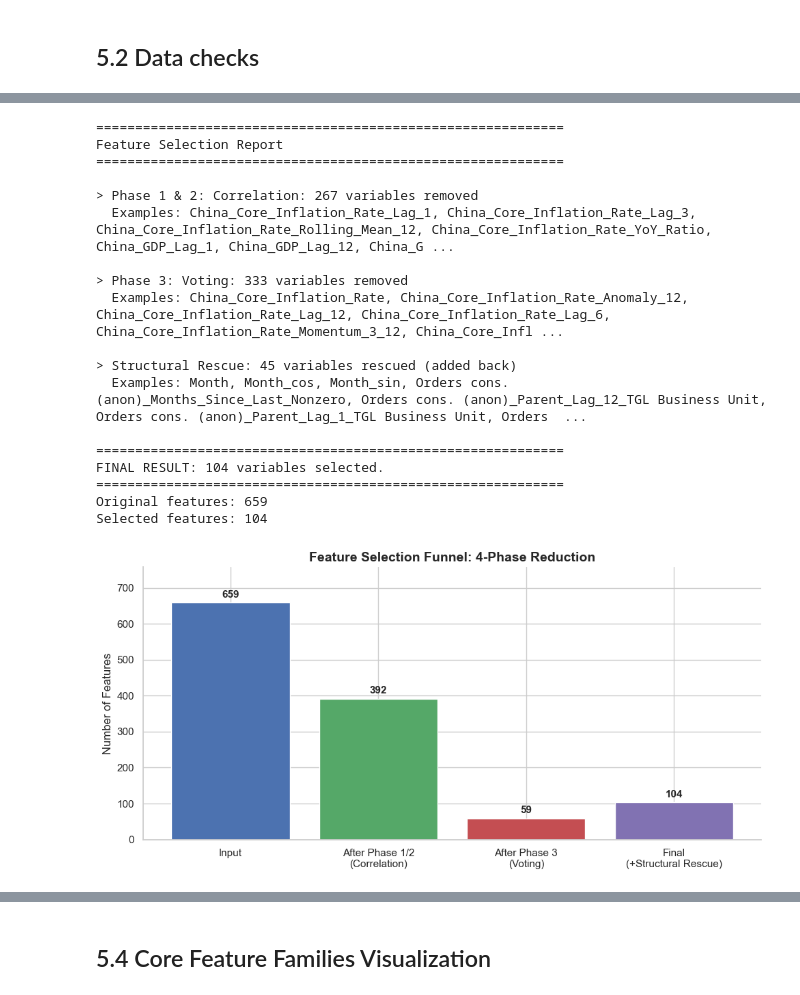
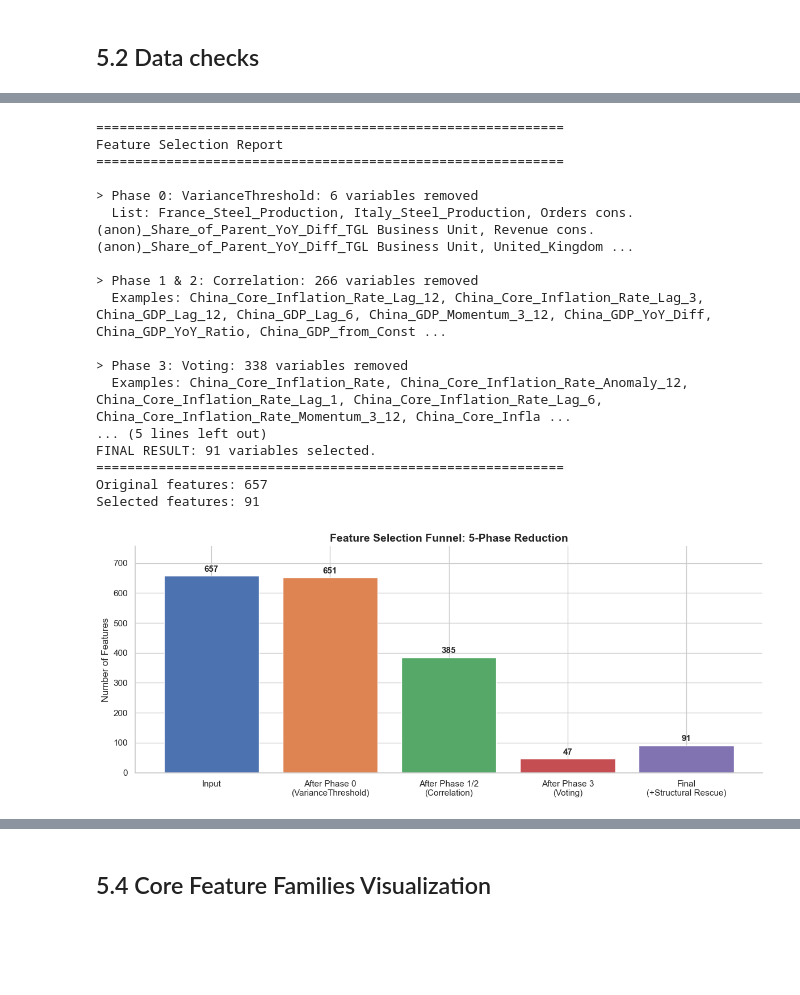
Before and after one commit to RuiSousaFerreiraIMS/Siemens_Advanta_BC, a Jupyter notebook: notebooks/5)Feature_Selection.ipynb, the cells around one changed output, grey strips where cells are left out. Drawn from its saved outputs; the diff is of its cells as text; code cells hidden in the pictures; blank space fills up the shorter version.

Commit message:
Added VarianceThreshold and adjusted Voting Approach with additional MutalInformation-Voter

```diff
--- a/notebooks/5)Feature_Selection.ipynb
+++ b/notebooks/5)Feature_Selection.ipynb
@@ -104,10 +116,12 @@ This multistage approach results in a highly distilled, high-signal dataset:
 # %%
 selector = FeatureSelection(
     horizon=1,
-    lag_top_k=2,       # top-2 lags per variable family (intra-family Pearson then prunes to 1 if correlated)
-    corr_threshold=0.95, # lower → more aggressive redundancy removal in Phase 2+3
-    min_votes=1,        # union of Lasso + RF (with min_votes=2 only 15 features survived)
-    rf_cum_threshold=0.90,        # selects 90pp by importance
+    lag_top_k=2,        # top-2 lags per variable family
+    corr_threshold=0.95, # intra-family Pearson redundancy threshold
+    min_votes=2,         # feature must be nominated by at least 2 of 3 voters (Lasso, RF, MI)
+    rf_cum_threshold=0.90,
+    vt_threshold=0.001,    # removes only perfectly constant features (almost zero variance)
+    mi_threshold=0.01,   # minimum MI score to qualify as a voter 3 nomination
 )
 
 selector.fit(X_train, y_train)
@@ -125,38 +139,49 @@ print(f"Selected features: {X_train_selected.shape[1]}")
 Feature Selection Report
 ============================================================
 
-> Phase 1 & 2: Correlation: 267 variables removed
-  Examples: China_Core_Inflation_Rate_Lag_1, China_Core_Inflation_Rate_Lag_3, China_Core_Inflation_Rate_Rolling_Mean_12, China_Core_Inflation_Rate_YoY_Ratio, China_GDP_Lag_1, China_GDP_Lag_12, China_G ...
+> Phase 0: VarianceThreshold: 6 variables removed
+  List: France_Steel_Production, Italy_Steel_Production, Orders cons. (anon)_Share_of_Parent_YoY_Diff_TGL Business Unit, Revenue cons. (anon)_Share_of_Parent_YoY_Diff_TGL Business Unit, United_Kingdom ...
 
-> Phase 3: Voting: 333 variables removed
-  Examples: China_Core_Inflation_Rate, China_Core_Inflation_Rate_Anomaly_12, China_Core_Inflation_Rate_Lag_12, China_Core_Inflation_Rate_Lag_6, China_Core_Inflation_Rate_Momentum_3_12, China_Core_Infl ...
+> Phase 1 & 2: Correlation: 266 variables removed
+  Examples: China_Core_Inflation_Rate_Lag_12, China_Core_Inflation_Rate_Lag_3, China_GDP_Lag_12, China_GDP_Lag_6, China_GDP_Momentum_3_12, China_GDP_YoY_Diff, China_GDP_YoY_Ratio, China_GDP_from_Const ...
 
-> Structural Rescue: 45 variables rescued (added back)
-  Examples: Month, Month_cos, Month_sin, Orders cons. (anon)_Months_Since_Last_Nonzero, Orders cons. (anon)_Parent_Lag_12_TGL Business Unit, Orders cons. (anon)_Parent_Lag_1_TGL Business Unit, Orders  ...
-
+> Phase 3: Voting: 338 variables removed
+  Examples: China_Core_Inflation_Rate, China_Core_Inflation_Rate_Anomaly_12, China_Core_Inflation_Rate_Lag_1, China_Core_Inflation_Rate_Lag_6, China_Core_Inflation_Rate_Momentum_3_12, China_Core_Infla ...
+... (5 lines left out)
+FINAL RESULT: 91 variables selected.
 ============================================================
-FINAL RESULT: 104 variables selected.
-============================================================
-Original features: 659
-Selected features: 104
+Original features: 657
+Selected features: 91
 # %%
-# feature reduction funnel visualization
-phases = ['Input', 'After Phase 1/2\n(Correlation)', 'After Phase 3\n(Voting)', 'Final\n(+Structural Rescue)']
+# Feature reduction funnel visualization (5-phase)
+vt_removed   = len(selector.removal_log_.get('Phase 0: VarianceThreshold', []))
+corr_removed = len(selector.removal_log_.get('Phase 1 & 2: Correlation', []))
+vote_removed = len(selector.removal_log_.get('Phase 3: Voting', []))
+total        = len(selector.input_features_)
+
+phases = [
+    'Input',
+    'After Phase 0\n(VarianceThreshold)',
+    'After Phase 1/2\n(Correlation)',
+    'After Phase 3\n(Voting)',
+    'Final\n(+Structural Rescue)',
+]
 counts = [
-    len(selector.input_features_),
-    len(selector.input_features_) - len(selector.removal_log_.get('Phase 1 & 2: Correlation', [])),
-    len(selector.input_features_) - len(selector.removal_log_.get('Phase 1 & 2: Correlation', [])) - len(selector.removal_log_.get('Phase 3: Voting', [])),
+    total,
+    total - vt_removed,
+    total - vt_removed - corr_removed,
+    total - vt_removed - corr_removed - vote_removed,
     len(selector.selected_features_),
 ]
 
-fig, ax = plt.subplots(figsize=(10, 5))
-bars = ax.bar(phases, counts, color=['#4C72B0', '#55A868', '#C44E52', '#8172B2'])
+fig, ax = plt.subplots(figsize=(12, 5))
+bars = ax.bar(phases, counts, color=['#4C72B0', '#DD8452', '#55A868', '#C44E52', '#8172B2'])
 ax.bar_label(bars, fmt='%d', padding=3, fontsize=11, fontweight='bold')
 ax.set_ylabel('Number of Features')
-ax.set_title('Feature Selection Funnel: 4-Phase Reduction', fontsize=14, fontweight='bold')
+ax.set_title('Feature Selection Funnel: 5-Phase Reduction', fontsize=14, fontweight='bold')
 ax.set_ylim(0, max(counts) * 1.15)
 sns.despine()
 plt.tight_layout()
 plt.show()
 # %% [output]
-[figure, old version]
+[figure, new version]
```
Also changed, not shown: parts of 9 cells of this notebook, 1 other file.
